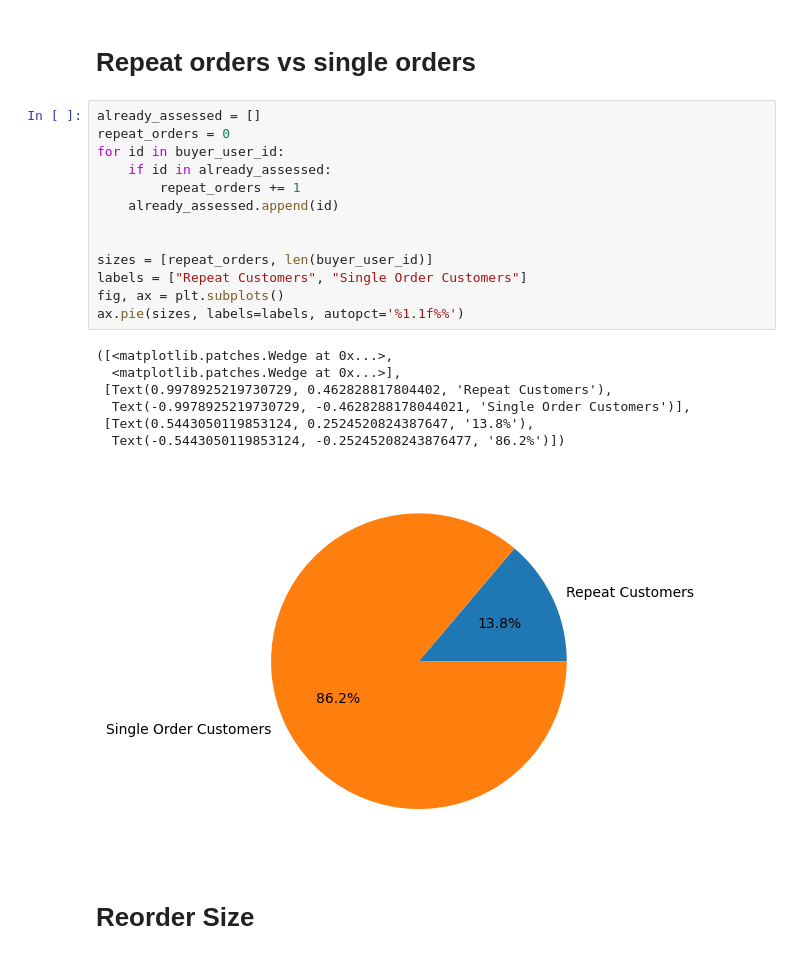
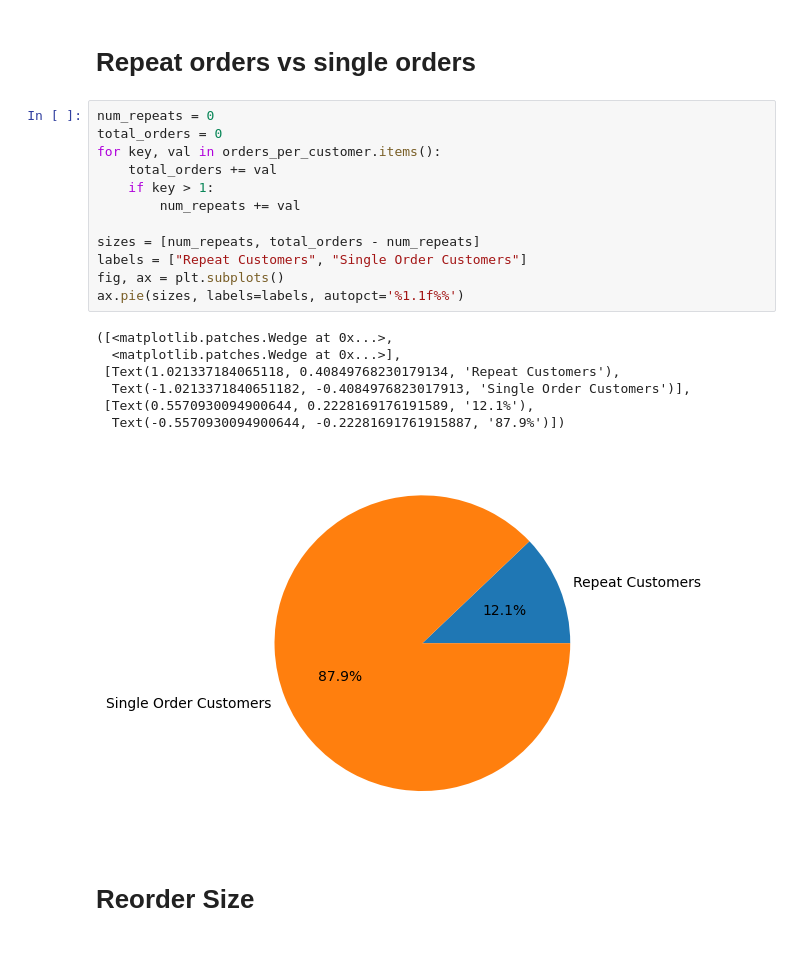
Before and after one commit to olincollege/repeat-order-analysis, a Jupyter notebook: visualization.ipynb, the cells around one changed output. Cells and saved outputs as stored; diff of their text form.

```diff
--- a/visualization.ipynb
+++ b/visualization.ipynb
@@ -84,26 +84,25 @@ Text(0.5, 1.0, 'How many orders a customer places')
 # %% [markdown]
 # Repeat orders vs single orders
 # %%
-already_assessed = []
-repeat_orders = 0
-for id in buyer_user_id:
-    if id in already_assessed:
-        repeat_orders += 1
-    already_assessed.append(id)
+num_repeats = 0
+total_orders = 0
+for key, val in orders_per_customer.items():
+    total_orders += val
+    if key > 1:
+        num_repeats += val
 
-
-sizes = [repeat_orders, len(buyer_user_id)]
+sizes = [num_repeats, total_orders - num_repeats]
 labels = ["Repeat Customers", "Single Order Customers"]
 fig, ax = plt.subplots()
 ax.pie(sizes, labels=labels, autopct='%1.1f%%')
 # %% [output]
 ([<matplotlib.patches.Wedge at 0x...>,
   <matplotlib.patches.Wedge at 0x...>],
- [Text(0.9978925219730729, 0.462828817804402, 'Repeat Customers'),
-  Text(-0.9978925219730729, -0.4628288178044021, 'Single Order Customers')],
- [Text(0.5443050119853124, 0.2524520824387647, '13.8%'),
-  Text(-0.5443050119853124, -0.25245208243876477, '86.2%')])
+ [Text(1.021337184065118, 0.40849768230179134, 'Repeat Customers'),
+  Text(-1.0213371840651182, -0.4084976823017913, 'Single Order Customers')],
+ [Text(0.5570930094900644, 0.2228169176191589, '12.1%'),
+  Text(-0.5570930094900644, -0.22281691761915887, '87.9%')])
-[figure, old version]
+[figure, new version]
 # %% [markdown]
 # Reorder Size
 # %%
```
Also changed, not shown: parts of 6 cells of this notebook, 2 other files.
